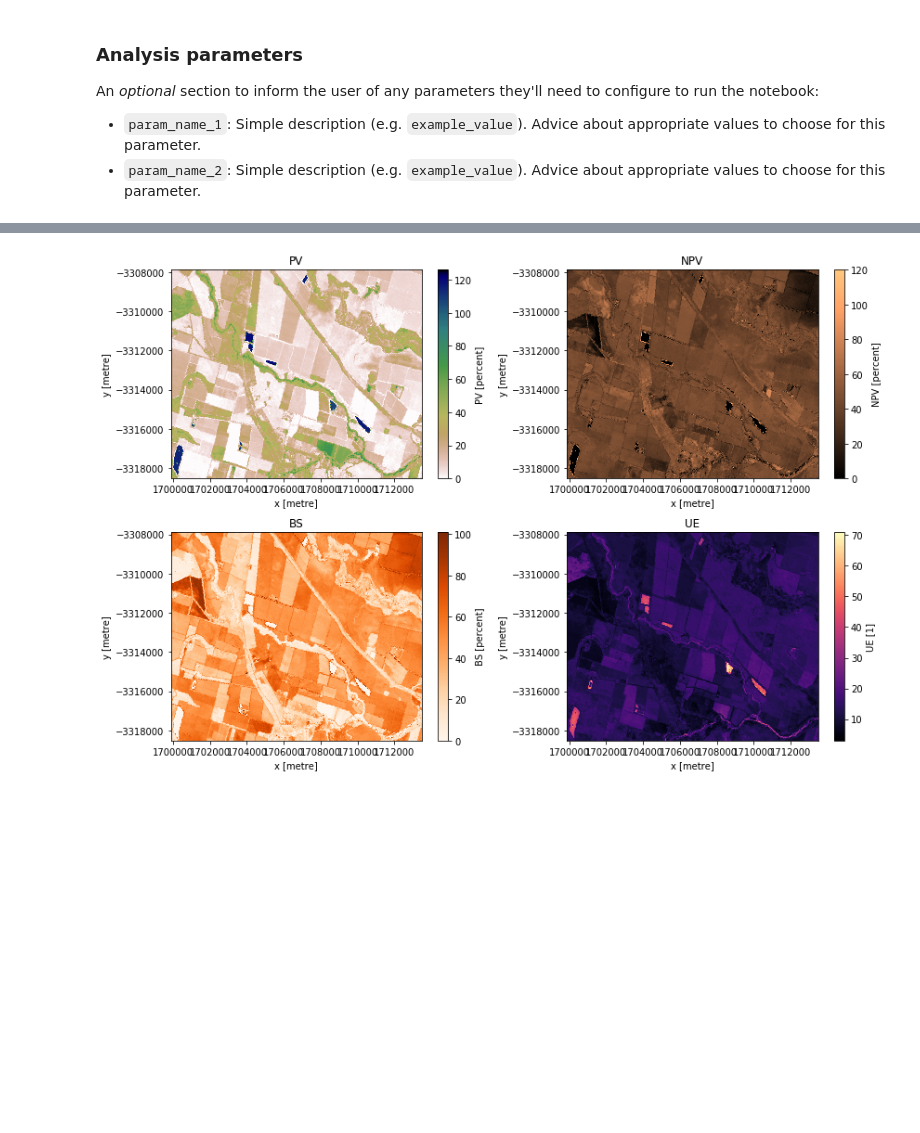
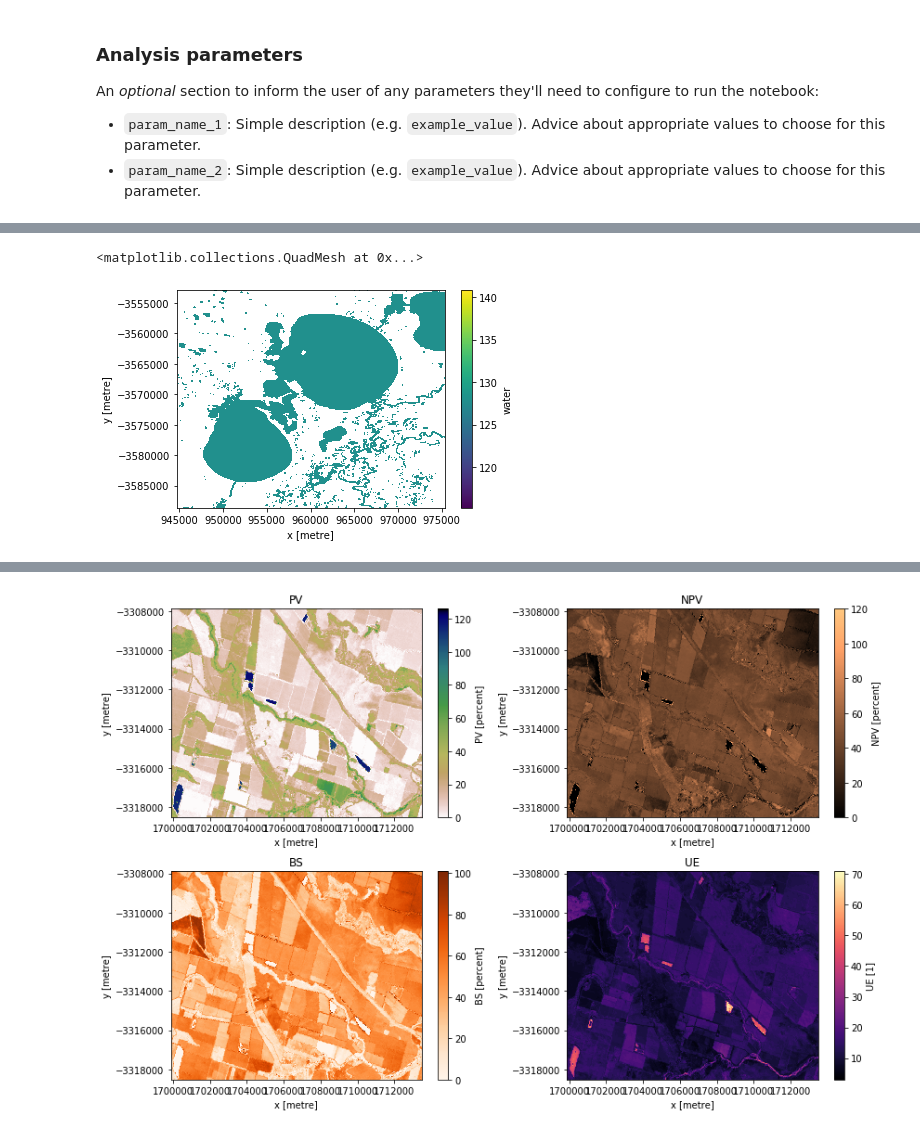
Before and after one commit to GeoscienceAustralia/dea-notebooks, a Jupyter notebook: DEA_spatial_analysts_course/day_2/Menindee_lakes.ipynb, the cells around one changed output, grey strips where cells are left out. Cells and saved outputs as stored; diff of their text form; code cells hidden in the pictures; blank space fills up the shorter version.

```diff
--- a/DEA_spatial_analysts_course/day_2/Menindee_lakes.ipynb
+++ b/DEA_spatial_analysts_course/day_2/Menindee_lakes.ipynb
@@ -107,0 +167,15 @@ water_data.water.isel(time=0).plot()
+# %%
+query = {'lat': (-32.55, -32.25),
+         'lon': (142.15, 142.45),
+         'time':('2000-01-01', '2001-06-01')}
+
+"""
+query = {'lat': (-14.85, -14.65),
+         'lon': (135, 135.45),
+         'time':('2000-01-01', '2001-01-01')}
+"""
+
+
+water_data = dc_moree.load(product='wofs_albers', **query)
+
+water_data
@@ -107,0 +193,5 @@ water_data.water.isel(time=0).plot()
+# %%
+water_data.water.where(water_data.water == 128, drop=True).mean(dim='time').plot()
+# %% [output]
+<matplotlib.collections.QuadMesh at 0x...>
+[figure, added]
```
Also changed, not shown: parts of 21 cells of this notebook, 2 other files.
